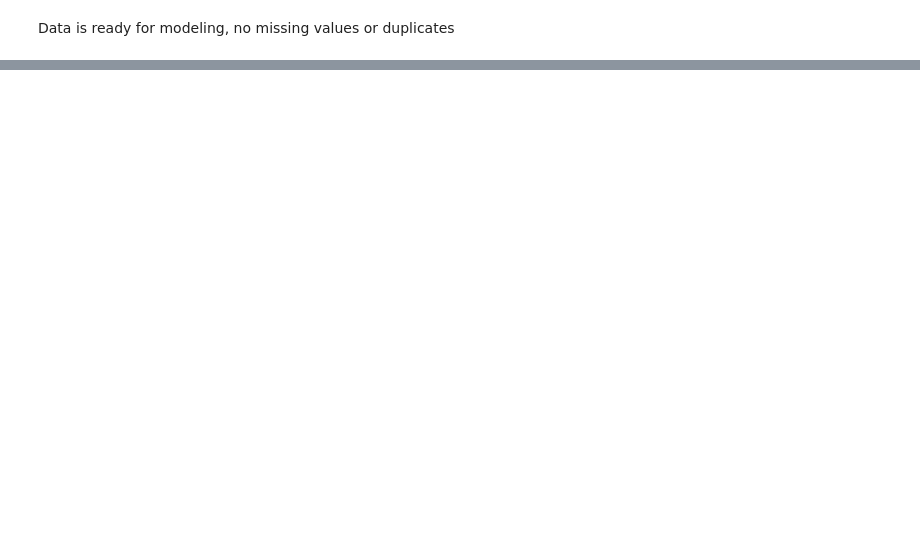
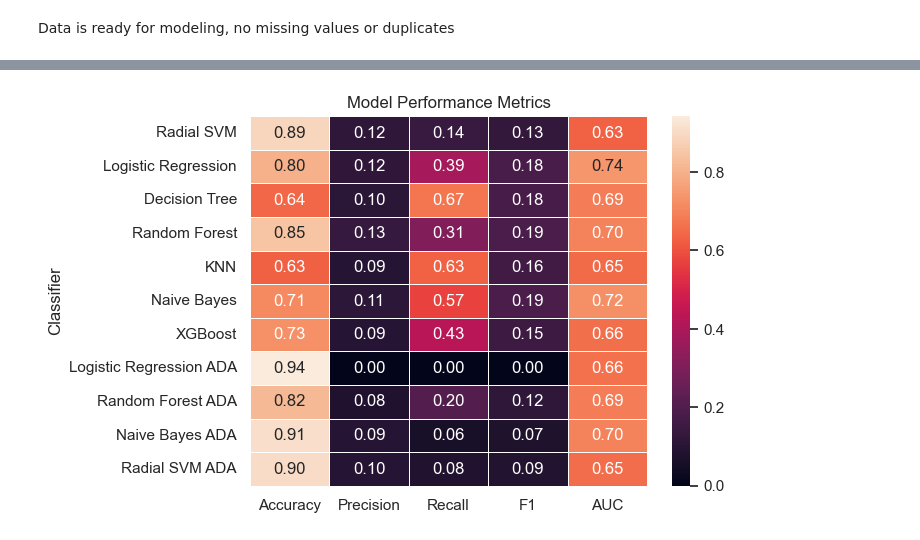
Before and after one commit to Padebeselis/Stroke_Prediction, a Jupyter notebook: Model.ipynb, the cells around one changed output, grey strips where cells are left out. Drawn from its saved outputs; the diff is of its cells as text; code cells hidden in the pictures; blank space fills up the shorter version.

```diff
--- a/Model.ipynb
+++ b/Model.ipynb
@@ -1107,0 +169,20 @@ plt.show()
+# %%
+X = stroke_data_dummies.drop('Stroke', axis=1)
+y = stroke_data_dummies['Stroke']
+
+# Sepatating data into 3 parts
+(X_train, X_vt, y_train, y_vt) = train_test_split(
+    X, y, test_size=0.4, random_state=42, stratify=y)
+
+(X_validation, X_test, y_validation, y_test) = train_test_split(
+    X_vt, y_vt, test_size=0.5, random_state=42, stratify=y_vt)
+
+# Applying SMOTE to oversample the minority class
+smote = SMOTE(random_state=42)
+X_train_resampled, y_train_resampled = smote.fit_resample(X_train, y_train)
+
+# Replacing training data with oversampled data
+(X_train, y_train) = (X_train_resampled, y_train_resampled)
+
+print(X_train_resampled.shape[0])
+print(y_train.shape[0])
@@ -1107,0 +451,5 @@ plt.show()
+# %%
+thresholds_df['Radial SVM ADA'] = thresholds_df['Radial SVM'].iloc[0]
+thresholds_df['Logistic Regression ADA'] = thresholds_df['Logistic Regression'].iloc[0]
+thresholds_df['Random Forest ADA'] = thresholds_df['Random Forest'].iloc[0]
+thresholds_df['Naive Bayes ADA'] = thresholds_df['Naive Bayes'].iloc[0]
@@ -1107,0 +461,15 @@ plt.show()
+# %%
+models = [svm, logisticr, dtree, rforest, knn, nb, xgb,
+          adaboost_classifiers['Radial SVM'],
+          adaboost_classifiers['Logistic Regression'],
+          adaboost_classifiers['Random Forest'],
+          adaboost_classifiers['Naive Bayes']
+          ]
+model_name = thresholds_df.iloc[:, 2:].columns.to_list()
+
+
+metric_scores = help_tool.model_score_test(
+    models, model_name, thresholds_df, X_test, y_test)
+help_tool.cross_validation_param(metric_scores)
+# %% [output]
+[figure, added]
```
Also changed, not shown: parts of 95 cells of this notebook, 2 other files.
